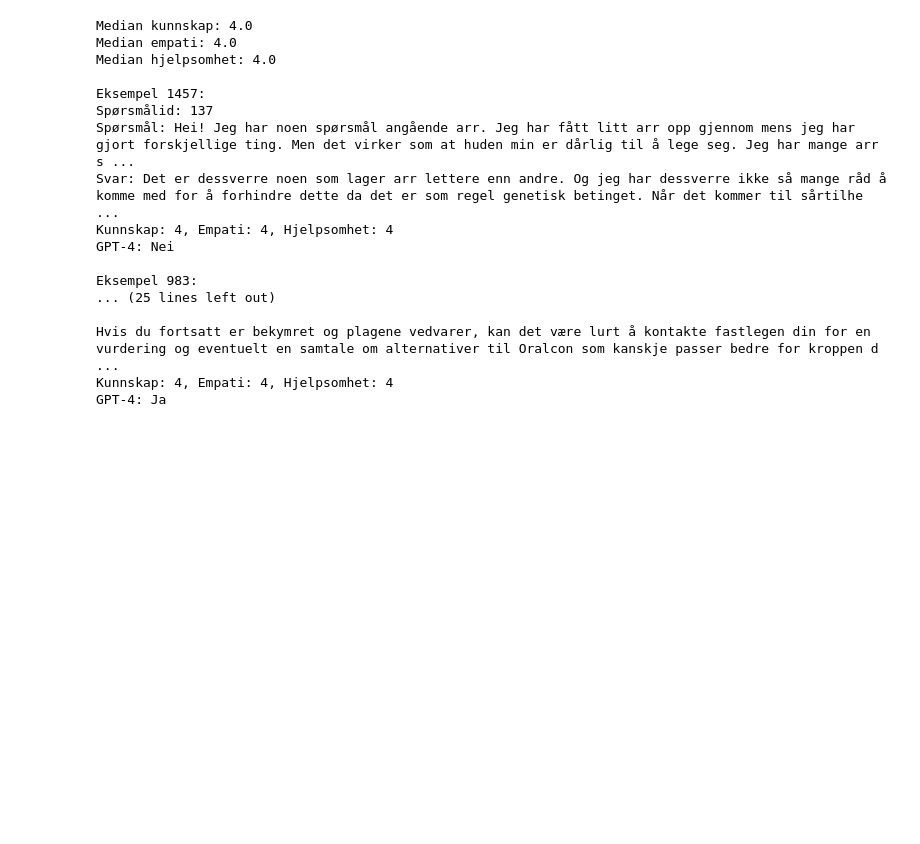
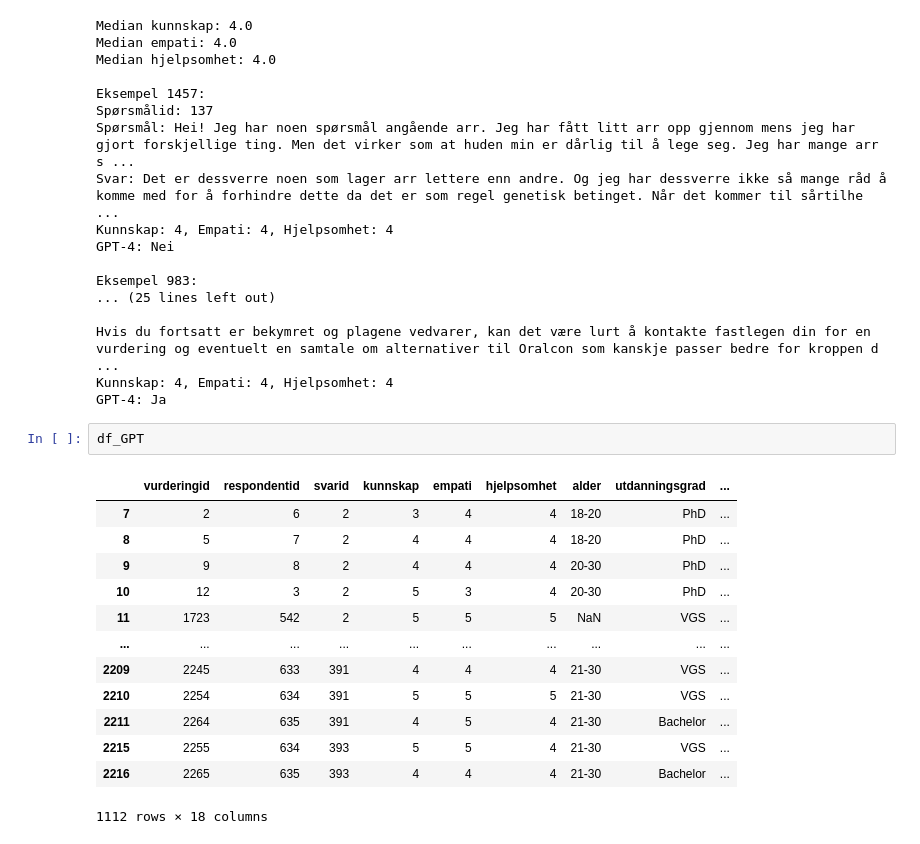
Before and after one commit to MMIV-ML/helseveileder, a Jupyter notebook: notebooks/analyse.ipynb, the cells around one changed output. Saved outputs shown, nothing was run; the diff lists cells and outputs as text; blank space fills up the shorter version.

```diff
--- a/notebooks/analyse.ipynb
+++ b/notebooks/analyse.ipynb
@@ -3215,3 +3215,19 @@ Eksempel 983:
 Hvis du fortsatt er bekymret og plagene vedvarer, kan det være lurt å kontakte fastlegen din for en vurdering og eventuelt en samtale om alternativer til Oralcon som kanskje passer bedre for kroppen d ...
 Kunnskap: 4, Empati: 4, Hjelpsomhet: 4
 GPT-4: Ja
+# %%
+df_GPT
+# %% [output]
+|  | vurderingid | respondentid | svarid | kunnskap | empati | hjelpsomhet | alder | utdanningsgrad | ... |
+| 7 | 2 | 6 | 2 | 3 | 4 | 4 | 18-20 | PhD | ... |
+| 8 | 5 | 7 | 2 | 4 | 4 | 4 | 18-20 | PhD | ... |
+| 9 | 9 | 8 | 2 | 4 | 4 | 4 | 20-30 | PhD | ... |
+| 10 | 12 | 3 | 2 | 5 | 3 | 4 | 20-30 | PhD | ... |
+| 11 | 1723 | 542 | 2 | 5 | 5 | 5 | NaN | VGS | ... |
+| ... | ... | ... | ... | ... | ... | ... | ... | ... | ... |
+| 2209 | 2245 | 633 | 391 | 4 | 4 | 4 | 21-30 | VGS | ... |
+| 2210 | 2254 | 634 | 391 | 5 | 5 | 5 | 21-30 | VGS | ... |
+| 2211 | 2264 | 635 | 391 | 4 | 5 | 4 | 21-30 | Bachelor | ... |
+| 2215 | 2255 | 634 | 393 | 5 | 5 | 4 | 21-30 | VGS | ... |
+| 2216 | 2265 | 635 | 393 | 4 | 4 | 4 | 21-30 | Bachelor | ... |
+1112 rows × 18 columns
```
Also changed, not shown: parts of 7 cells of this notebook, 4 other files.
